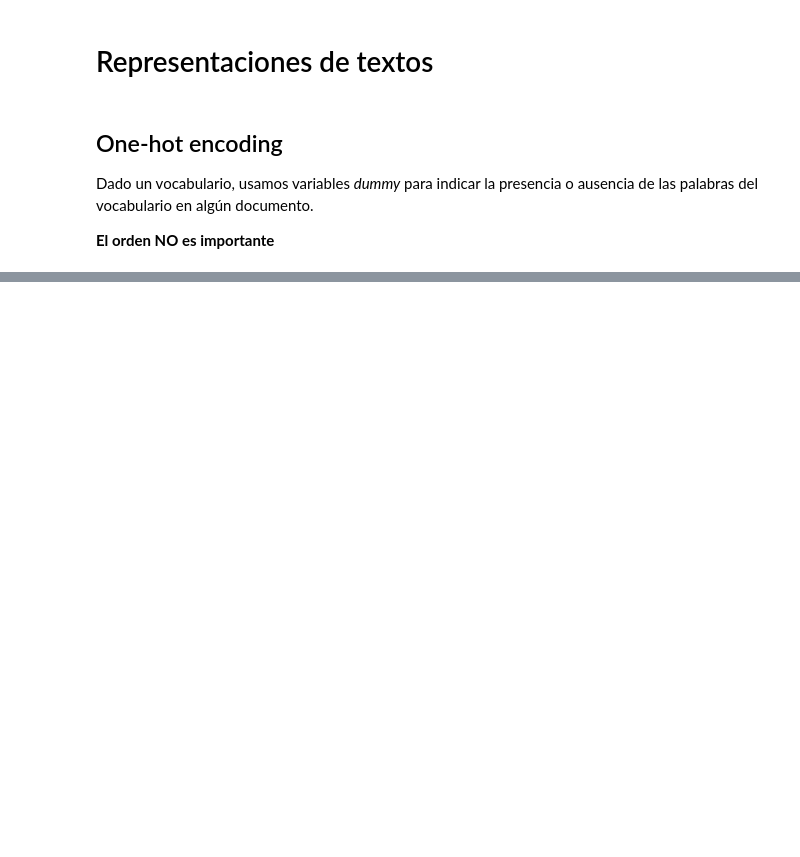
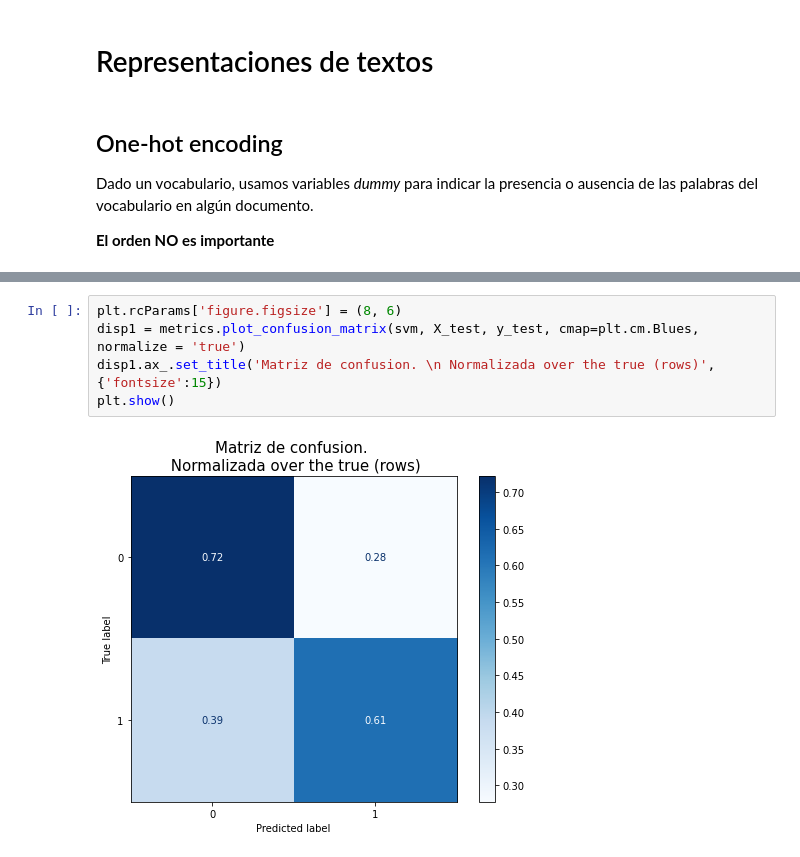
Before and after one commit to victorm0202/Curso_banxico, a Jupyter notebook: slides.ipynb, the cells around one changed output, grey strips where cells are left out. Drawn from its saved outputs; the diff is of its cells as text; blank space fills up the shorter version.

```diff
--- a/slides.ipynb
+++ b/slides.ipynb
@@ -496,0 +761,7 @@ ff
+# %%
+plt.rcParams['figure.figsize'] = (8, 6)
+disp1 = metrics.plot_confusion_matrix(svm, X_test, y_test, cmap=plt.cm.Blues, normalize = 'true')
+disp1.ax_.set_title('Matriz de confusion. \n Normalizada over the true (rows)',{'fontsize':15})
+plt.show()
+# %% [output]
+[figure, added]
```
Also changed, not shown: parts of 65 cells of this notebook, 19 other files.
